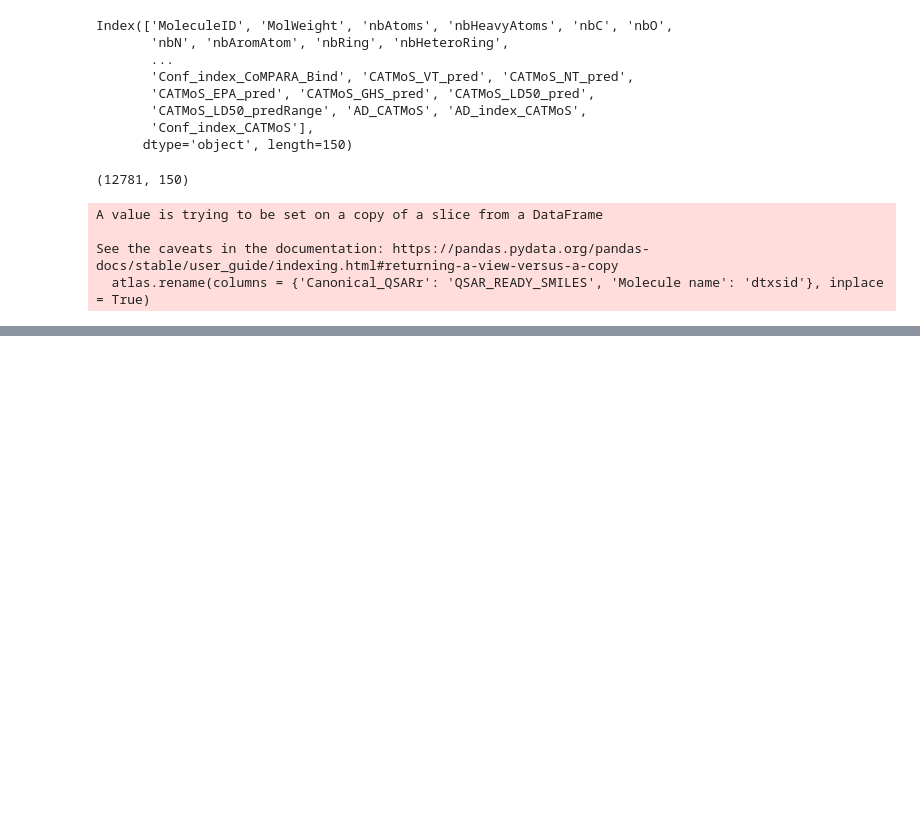
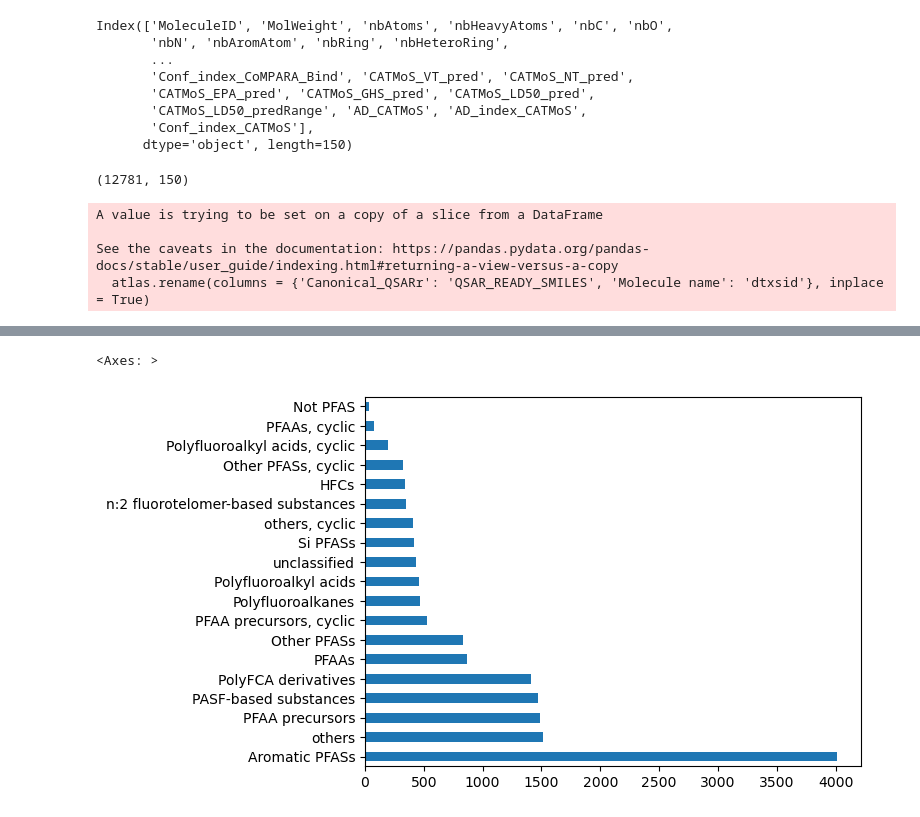
Before and after one commit to patlewig/nts_pfas, a Jupyter notebook: notebooks/00_preprocessing.ipynb, the cells around one changed output, grey strips where cells are left out. Saved outputs shown, nothing was run; the diff lists cells and outputs as text; code cells hidden in the pictures; blank space fills up the shorter version.

```diff
--- a/notebooks/00_preprocessing.ipynb
+++ b/notebooks/00_preprocessing.ipynb
@@ -134,0 +398,2 @@ df1[df1['TSCA_STATUS'].notnull()].to_csv(interim_dir+'april2024_tsca_pfas.csv')
+# %%
+new_inv1['Second_Class'] = new_inv1['Second_Class'].replace(np.nan, 'unclassified')
@@ -134,0 +459,7 @@ df1[df1['TSCA_STATUS'].notnull()].to_csv(interim_dir+'april2024_tsca_pfas.csv')
+# %%
+cats_to_del=[]
+for k, group in new_inv1.groupby(['First_Class', 'Second_Class']).size().reset_index().groupby('First_Class'):
+    subset = group[['Second_Class', 0]]
+    for idx, row in subset.iterrows():
+        if row[0] >300:
+            cats_to_del.append(row['Second_Class'])
@@ -134,0 +468,2 @@ df1[df1['TSCA_STATUS'].notnull()].to_csv(interim_dir+'april2024_tsca_pfas.csv')
+# %%
+cats_to_del = cats_to_del[:-1]
@@ -134,0 +502,2 @@ df1[df1['TSCA_STATUS'].notnull()].to_csv(interim_dir+'april2024_tsca_pfas.csv')
+# %%
+new_inv1['Primary_Category'] = new_inv1[['First_Class', 'Second_Class']].apply(lambda x: x['Second_Class'] if x['Second_Class'] in cats_to_del else x['First_Class'], axis =1)
@@ -134,0 +510,5 @@ df1[df1['TSCA_STATUS'].notnull()].to_csv(interim_dir+'april2024_tsca_pfas.csv')
+# %%
+new_inv1.Primary_Category.value_counts().plot(kind = 'barh')
+# %% [output]
+<Axes: >
+[figure, added]
```
Also changed, not shown: parts of 46 cells of this notebook, 1 other file.
